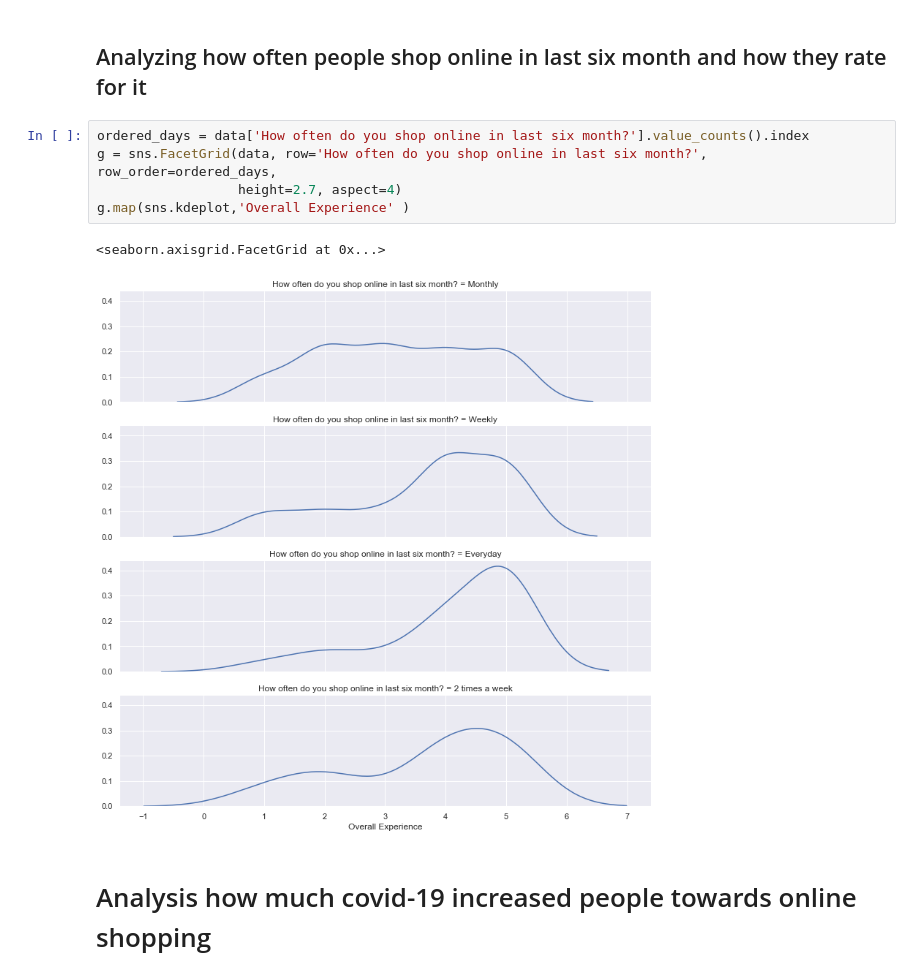
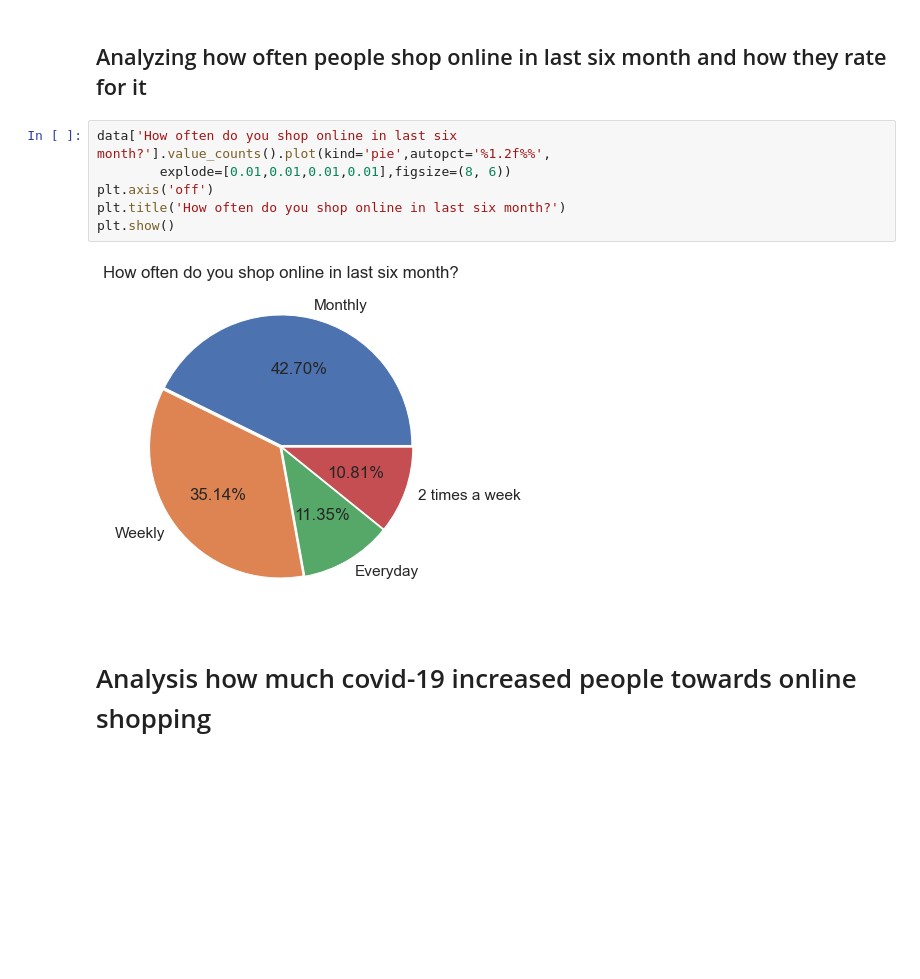
Before and after one commit to RuchitaAngre/msccs-project, a Jupyter notebook: Online Grocery Shopping over Offline(Final).ipynb, the cells around one changed output. Saved outputs shown, nothing was run; the diff lists cells and outputs as text; blank space fills up the shorter version.

```diff
--- a/Online Grocery Shopping over Offline(Final).ipynb
+++ b/Online Grocery Shopping over Offline(Final).ipynb
@@ -369,13 +369,13 @@ plt.title("Why do you  Shop Online?", y=1.02);
 # %% [markdown]
 ## Analyzing how often people shop online in last six month and how they rate for it
 # %%
-ordered_days = data['How often do you shop online in last six month?'].value_counts().index
-g = sns.FacetGrid(data, row='How often do you shop online in last six month?', row_order=ordered_days,
-                  height=2.7, aspect=4)
-g.map(sns.kdeplot,'Overall Experience' )
+data['How often do you shop online in last six month?'].value_counts().plot(kind='pie',autopct='%1.2f%%',
+        explode=[0.01,0.01,0.01,0.01],figsize=(8, 6))
+plt.axis('off')
+plt.title('How often do you shop online in last six month?')
+plt.show()
 # %% [output]
-<seaborn.axisgrid.FacetGrid at 0x...>
-[figure, old version]
+[figure, new version]
 # %% [markdown]
 # Analysis how much covid-19 increased people towards online shopping
 # %%
```
Also changed, not shown: parts of 1 cell of this notebook.
